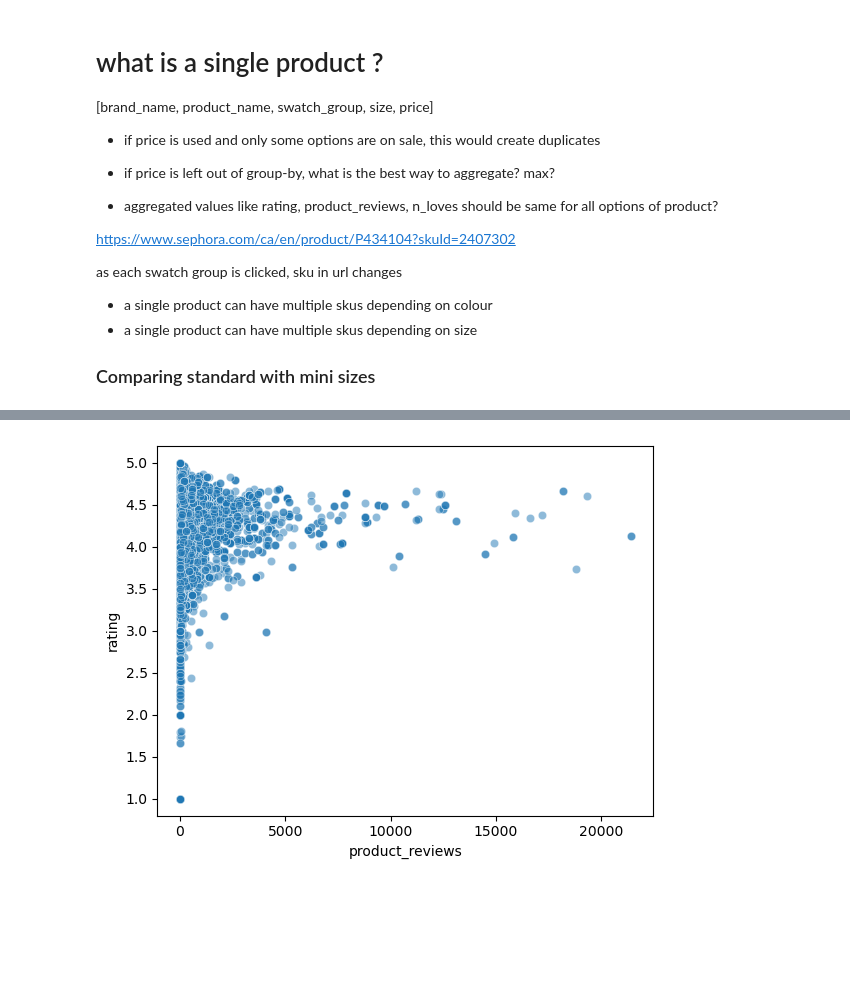
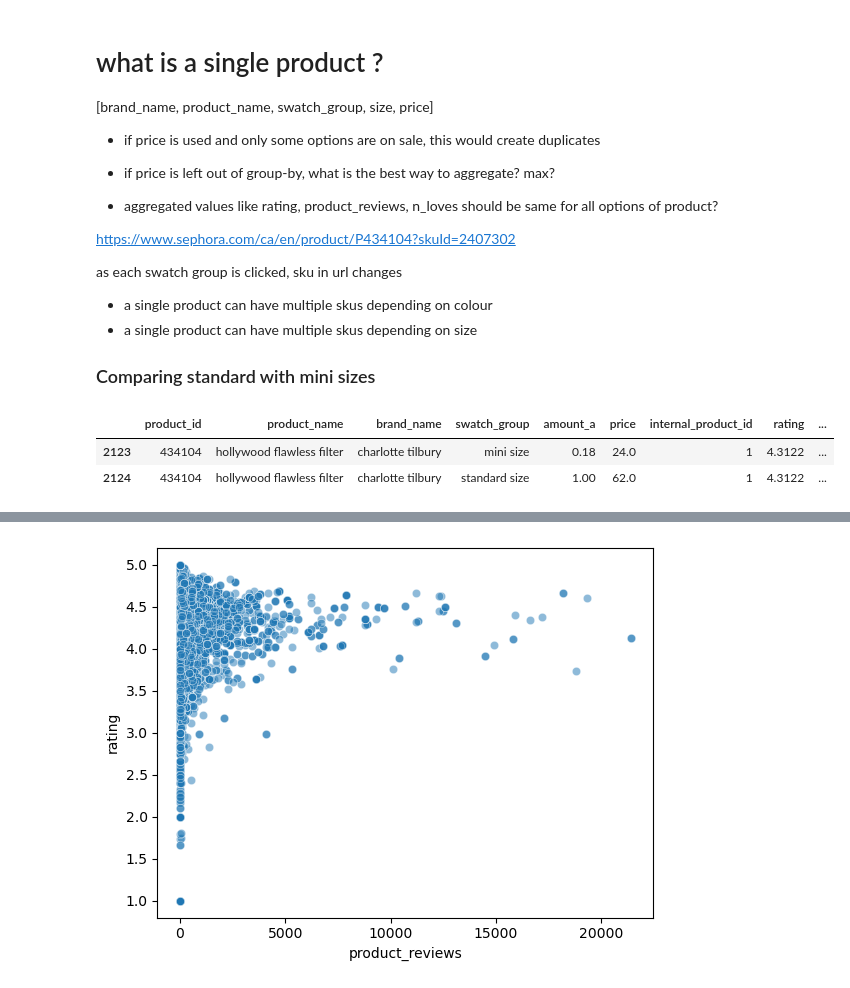
Before and after one commit to leblanchannah/value-cluster, a Jupyter notebook: product_EDA.ipynb, the cells around one changed output, grey strips where cells are left out. Cells and saved outputs as stored; diff of their text form; code cells hidden in the pictures; blank space fills up the shorter version.

```diff
--- a/product_EDA.ipynb
+++ b/product_EDA.ipynb
@@ -152,3 +152,9 @@ df = df_products.groupby(['product_id','product_name', 'brand_name', 'swatch_gro
 })
 
 df['unit_price'] = df['price']/df['amount_a']
+# %%
+df[(df['product_name'].isin(['hollywood flawless filter']))]
+# %% [output]
+|  | product_id | product_name | brand_name | swatch_group | amount_a | price | internal_product_id | rating | ... |
+| 2123 | 434104 | hollywood flawless filter | charlotte tilbury | mini size | 0.18 | 24.0 | 1 | 4.3122 | ... |
+| 2124 | 434104 | hollywood flawless filter | charlotte tilbury | standard size | 1.00 | 62.0 | 1 | 4.3122 | ... |
```
Also changed, not shown: parts of 9 cells of this notebook, 1 other file.
